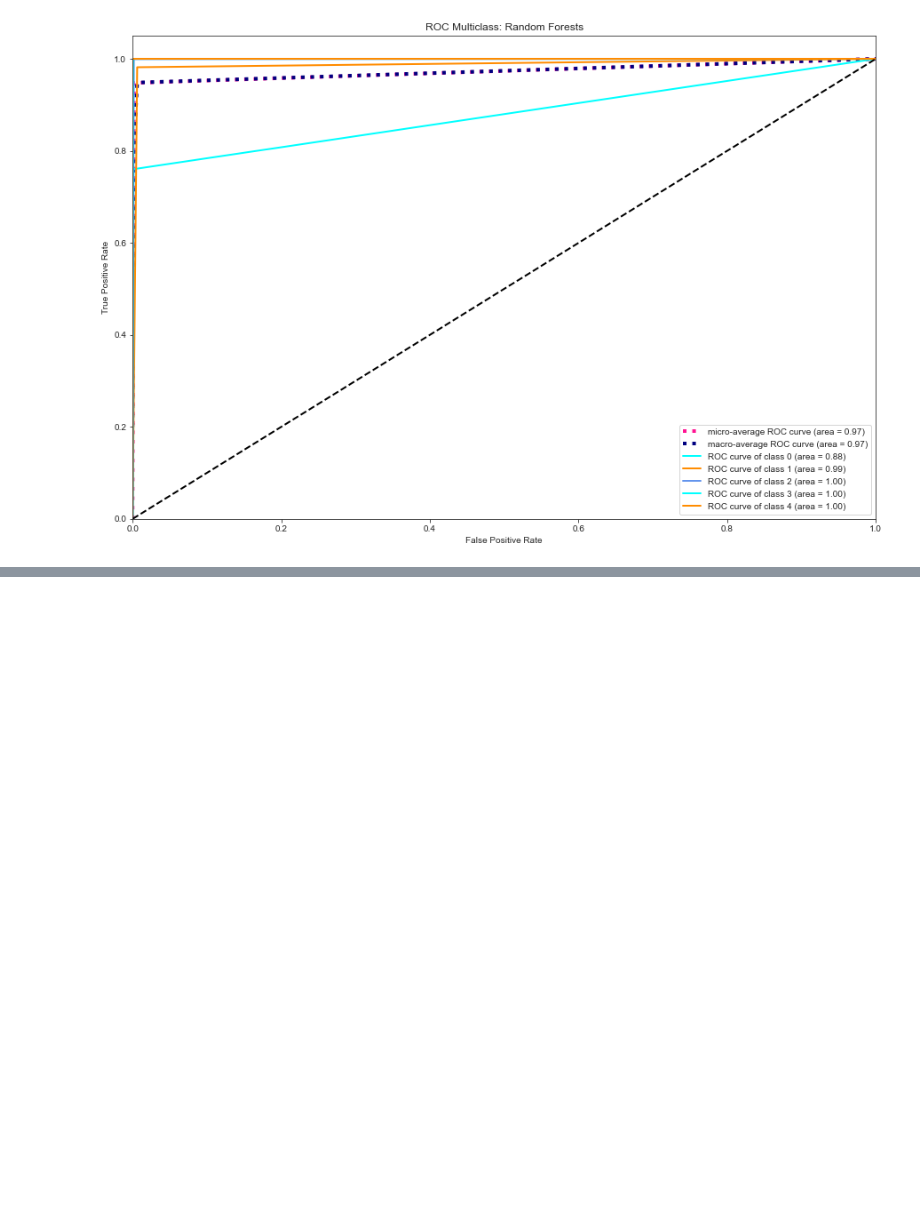
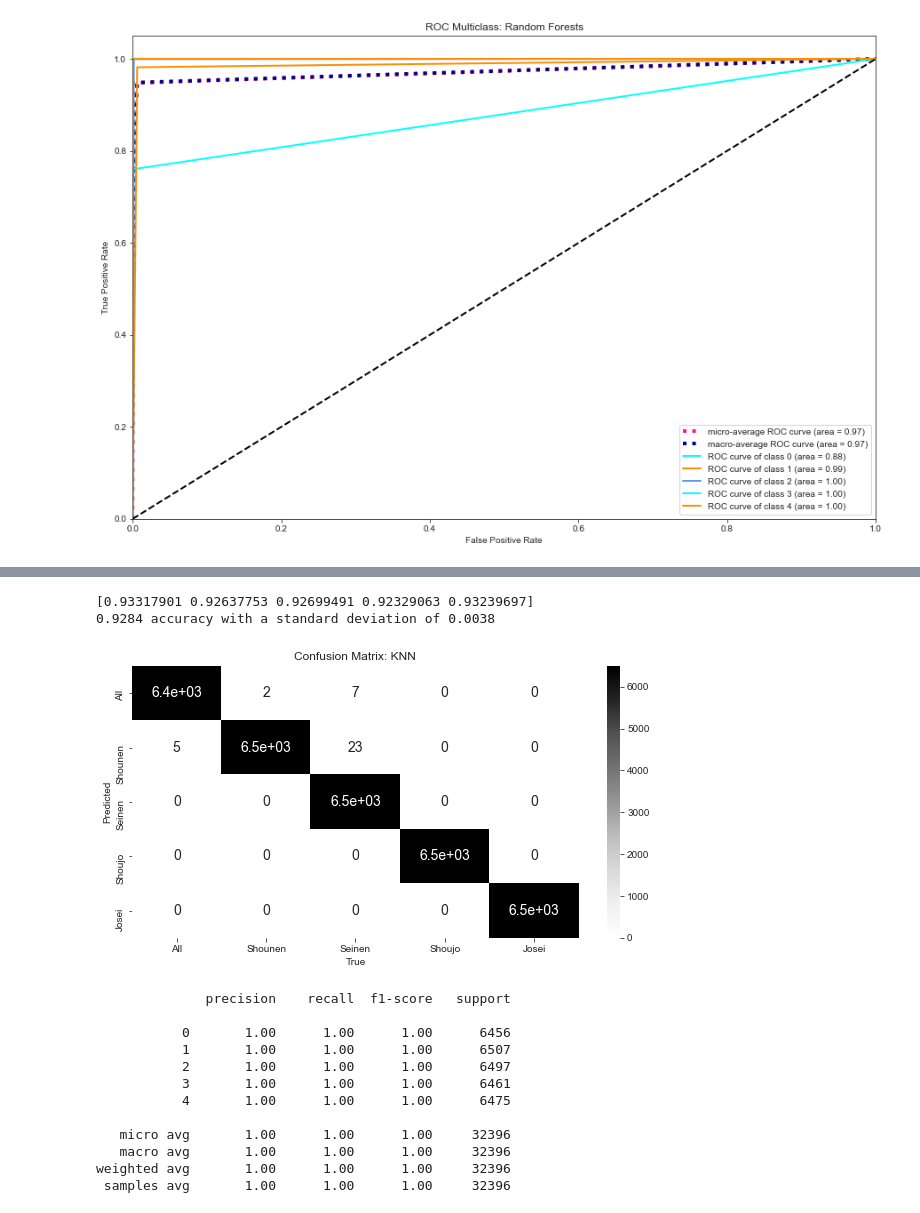
Before and after one commit to joelgnhz/anime, a Jupyter notebook: Anime Classification.ipynb, the cells around one changed output, grey strips where cells are left out. Saved outputs shown, nothing was run; the diff lists cells and outputs as text; code cells hidden in the pictures; blank space fills up the shorter version.

```diff
--- a/Anime Classification.ipynb
+++ b/Anime Classification.ipynb
@@ -959,5 +918,0 @@ roc_auc["micro"] = auc(fpr["micro"], tpr["micro"])
-# %%
-classifier.fit(X_train, y_train)
-results = cross_val_score(classifier, X_train, y_train, cv = 5)
-print(results)
-print("%0.4f accuracy with a standard deviation of %0.4f" % (results.mean(), results.std()))
@@ -1088,0 +919,40 @@ plt.show()
+# %%
+from sklearn.neighbors import KNeighborsClassifier
+
+knn = KNeighborsClassifier(n_neighbors=3, weights = 'distance')
+knn.fit(X_train, Y_train)
+results = cross_val_score(knn, X_train, Y_train, cv = 5)
+print(results)
+print("%0.4f accuracy with a standard deviation of %0.4f" % (results.mean(), results.std()))
+# %% [output]
+[0.93317901 0.92637753 0.92699491 0.92329063 0.93239697]
+0.9284 accuracy with a standard deviation of 0.0038
+# %%
+y_pred= knn.predict(X_train)
+
+cm = metrics.confusion_matrix(np.asarray(Y_train).argmax(axis=1), np.asarray(y_pred).argmax(axis=1))
+
+plt.figure(figsize = (10, 5))
+plt.xticks(fontsize = 10)
+plt.yticks(fontsize = 10)
+plt.title('Confusion Matrix: KNN')
+sns.heatmap(cm, annot = True, cmap = 'Greys', annot_kws = {'size': 14}, xticklabels =['All', 'Shounen', 'Seinen', 'Shoujo', 'Josei'], yticklabels = ['All', 'Shounen', 'Seinen', 'Shoujo', 'Josei'])
+plt.xlabel('True')
+plt.ylabel('Predicted')
+plt.show()
+
+print(metrics.classification_report(Y_train, y_pred, zero_division = 1))
+# %% [output]
+[figure, added]
+              precision    recall  f1-score   support
+
+           0       1.00      1.00      1.00      6456
+           1       1.00      1.00      1.00      6507
+           2       1.00      1.00      1.00      6497
+           3       1.00      1.00      1.00      6461
+           4       1.00      1.00      1.00      6475
+
+   micro avg       1.00      1.00      1.00     32396
+   macro avg       1.00      1.00      1.00     32396
+weighted avg       1.00      1.00      1.00     32396
+ samples avg       1.00      1.00      1.00     32396
```
Also changed, not shown: parts of 15 cells of this notebook.
